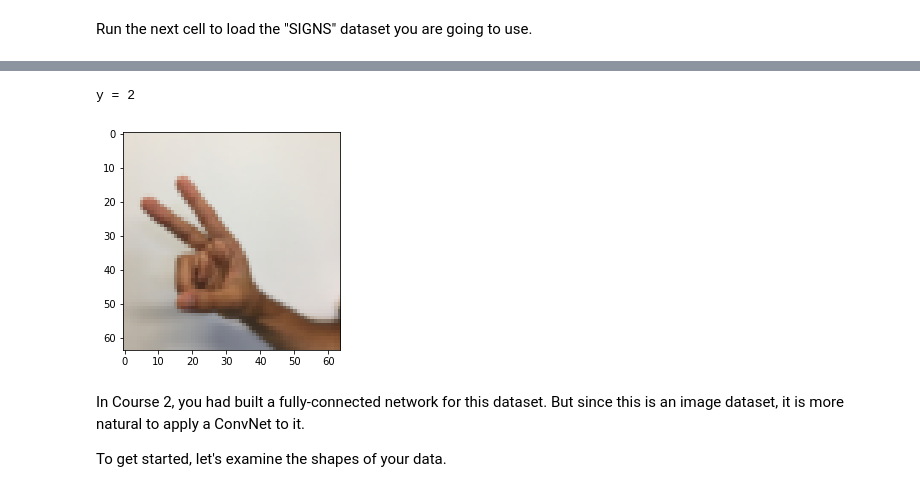
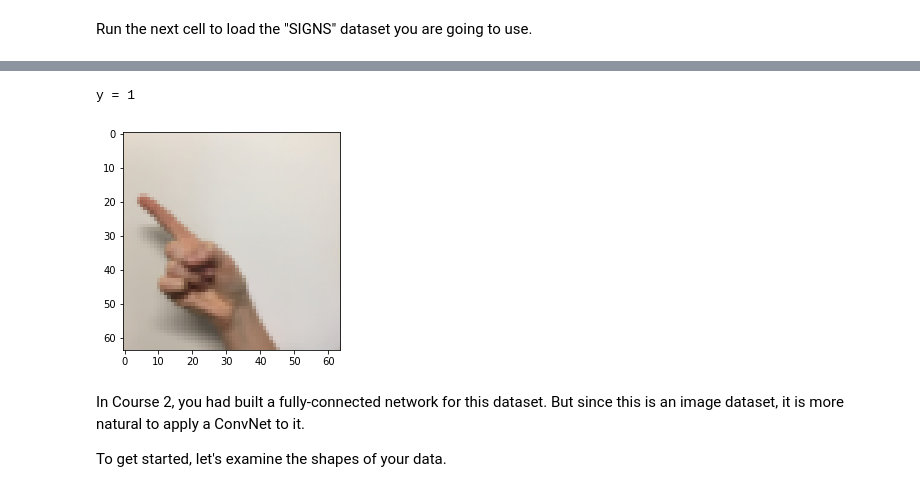
Before and after one commit to JhonEdisonParo/Coursera, a Jupyter notebook: deeplearning.ia/Convolutional Neural Networks/week 01/02 Convolution model - Application.ipynb, the cells around one changed output, grey strips where cells are left out. Saved outputs shown, nothing was run; the diff lists cells and outputs as text; code cells hidden in the pictures.

```diff
--- a/deeplearning.ia/Convolutional Neural Networks/week 01/02 Convolution model - Application.ipynb
+++ b/deeplearning.ia/Convolutional Neural Networks/week 01/02 Convolution model - Application.ipynb
@@ -48,11 +52,19 @@ The next cell will show you an example of a labelled image in the dataset. Feel
 # %%
 # Example of a picture
 index = 6
+index = 7
 plt.imshow(X_train_orig[index])
 print ("y = " + str(np.squeeze(Y_train_orig[:, index])))
+
+#fig = plt.figure()
+#for i in range(20):
+#    print(i)
+#    plt.imshow(X_train_orig[i])
+#    plt.pause(0.05)
+#plt.show()
 # %% [output]
-y = 2
+y = 1
-[figure, old version]
+[figure, new version]
 # %% [markdown]
 In Course 2, you had built a fully-connected network for this dataset. But since this is an image dataset, it is more natural to apply a ConvNet to it.
 
```
Also changed, not shown: parts of 9 cells of this notebook.
